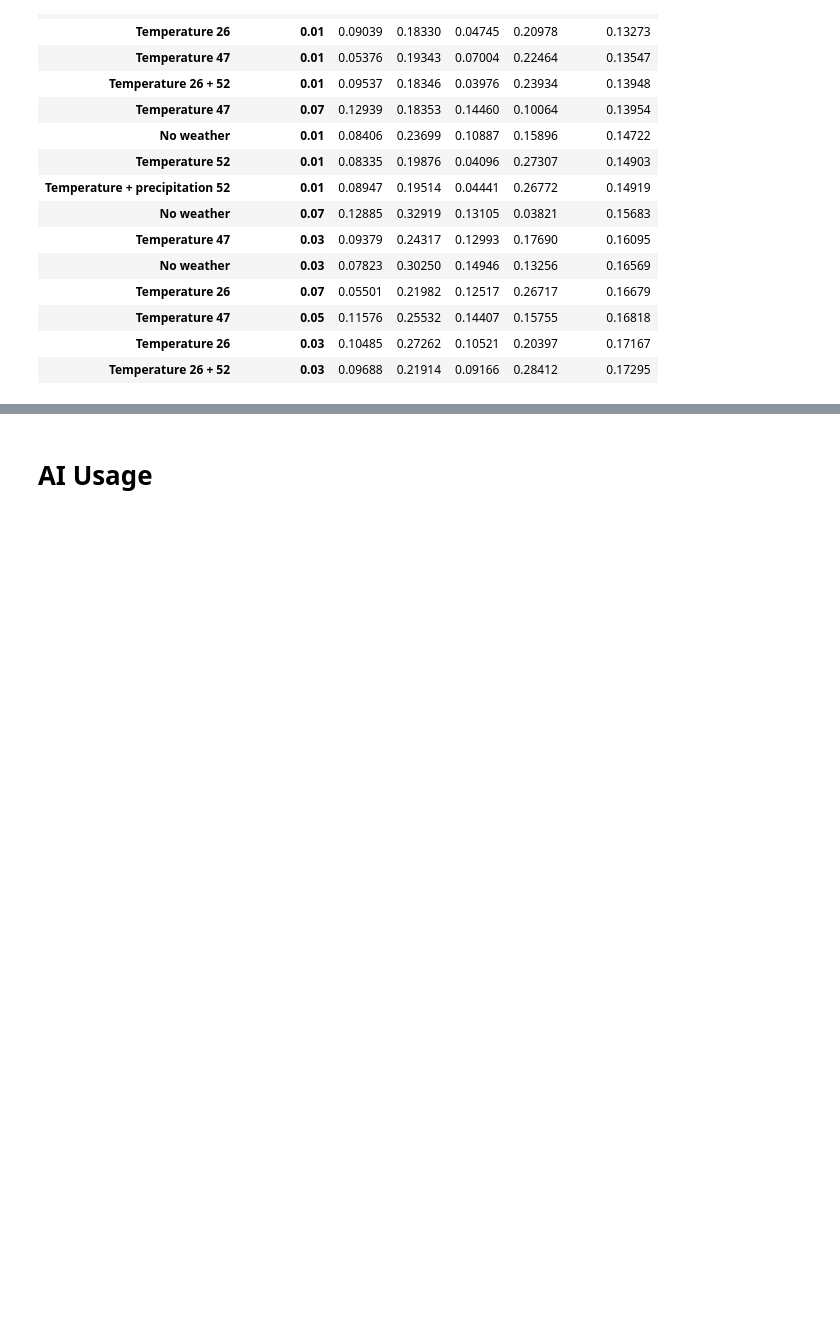
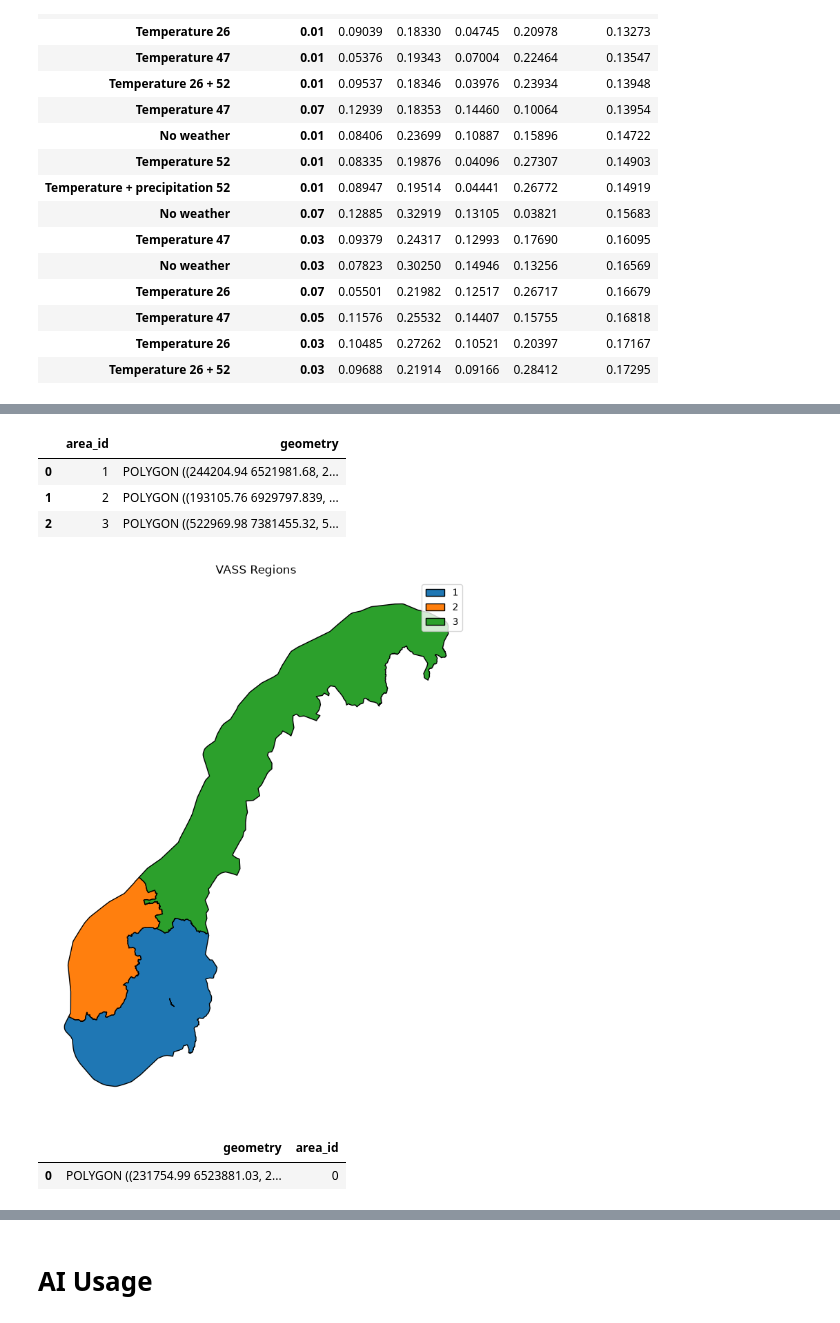
Before and after one commit to magloev/magloevIND320, a Jupyter notebook: notebooks/Task4.ipynb, the cells around one changed output, grey strips where cells are left out. Cells and saved outputs as stored; diff of their text form; code cells hidden in the pictures; blank space fills up the shorter version.

```diff
--- a/notebooks/Task4.ipynb
+++ b/notebooks/Task4.ipynb
@@ -2152,0 +2575,5 @@ Still none of the tested weather configurations outperformed the reservoir-only
+# %%
+import geopandas as gpd
+
+gdf_regions = gpd.read_file("data/shapefiles/nve_region/NVE_Region.shp", encoding="utf-8")
+gdf_zones = gpd.read_file("data/shapefiles/bidding_zones/biddingzones.shp", encoding="utf-8")
@@ -2152,0 +2601,6 @@ Still none of the tested weather configurations outperformed the reservoir-only
+# %%
+gdf_regions = gdf_regions[["REGION", "geometry"]].copy()
+gdf_zones = gdf_zones[["budomr","geometry"]].copy()
+
+display(gdf_regions)
+display(gdf_zones)
@@ -2152,0 +2624,12 @@ Still none of the tested weather configurations outperformed the reservoir-only
+# %%
+vass_mapping = {
+    "RS": 1,
+    "RØ": 1,
+    "RV": 2,
+    "RM": 3,
+    "RN": 3
+}
+
+gdf_regions["area_id"] = gdf_regions["REGION"].map(vass_mapping)
+
+display(gdf_regions)
@@ -2152,0 +2643,29 @@ Still none of the tested weather configurations outperformed the reservoir-only
+# %%
+gdf_vass = gdf_regions[["area_id", "geometry"]].dissolve(
+    by="area_id",
+    as_index=False
+)
+
+display(gdf_vass)
+# %% [output]
+|  | area_id | geometry |
+| 0 | 1 | POLYGON ((244204.94 6521981.68, 2... |
+| 1 | 2 | POLYGON ((193105.76 6929797.839, ... |
+| 2 | 3 | POLYGON ((522969.98 7381455.32, 5... |
+# %%
+gdf_vass.plot(column="area_id", categorical=True, legend=True,
+              edgecolor="black", figsize=(8, 10))
+
+plt.title("VASS Regions")
+plt.axis("off")
+plt.show()
+# %% [output]
+[figure, added]
+# %%
+gdf_no = gdf_regions[["geometry"]].dissolve()
+gdf_no["area_id"] = 0
+
+display(gdf_no)
+# %% [output]
+|  | geometry | area_id |
+| 0 | POLYGON ((231754.99 6523881.03, 2... | 0 |
```
Also changed, not shown: parts of 27 cells of this notebook, 18 other files.
